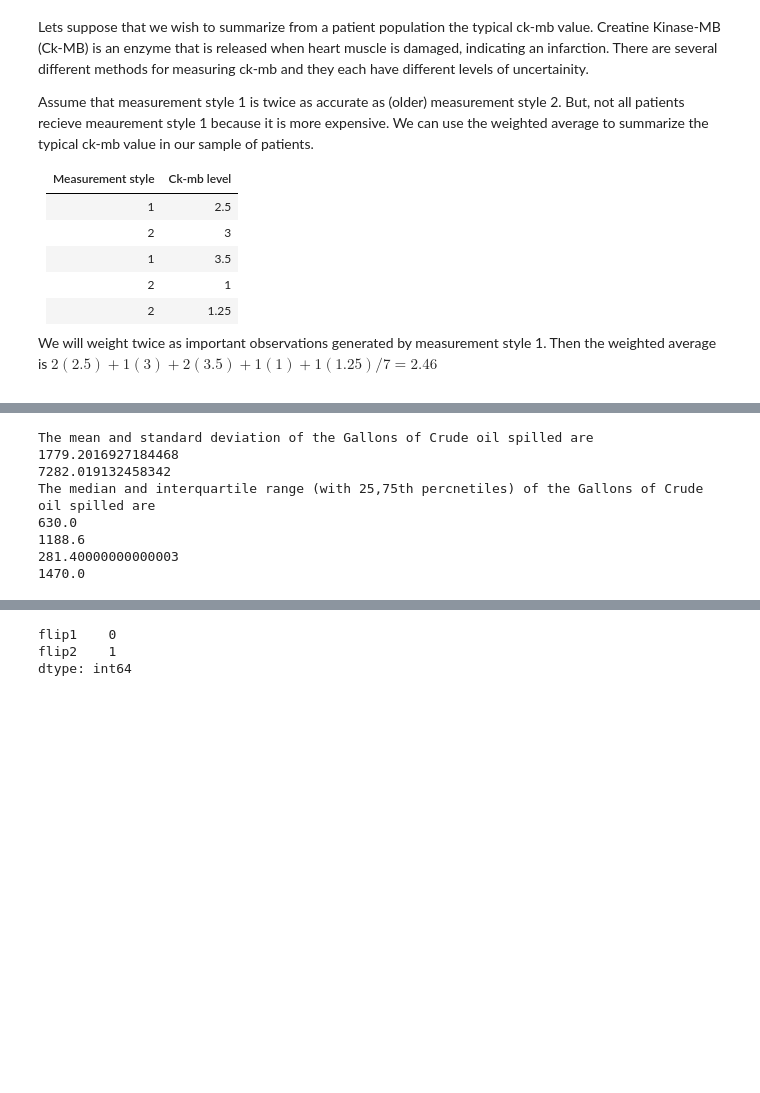
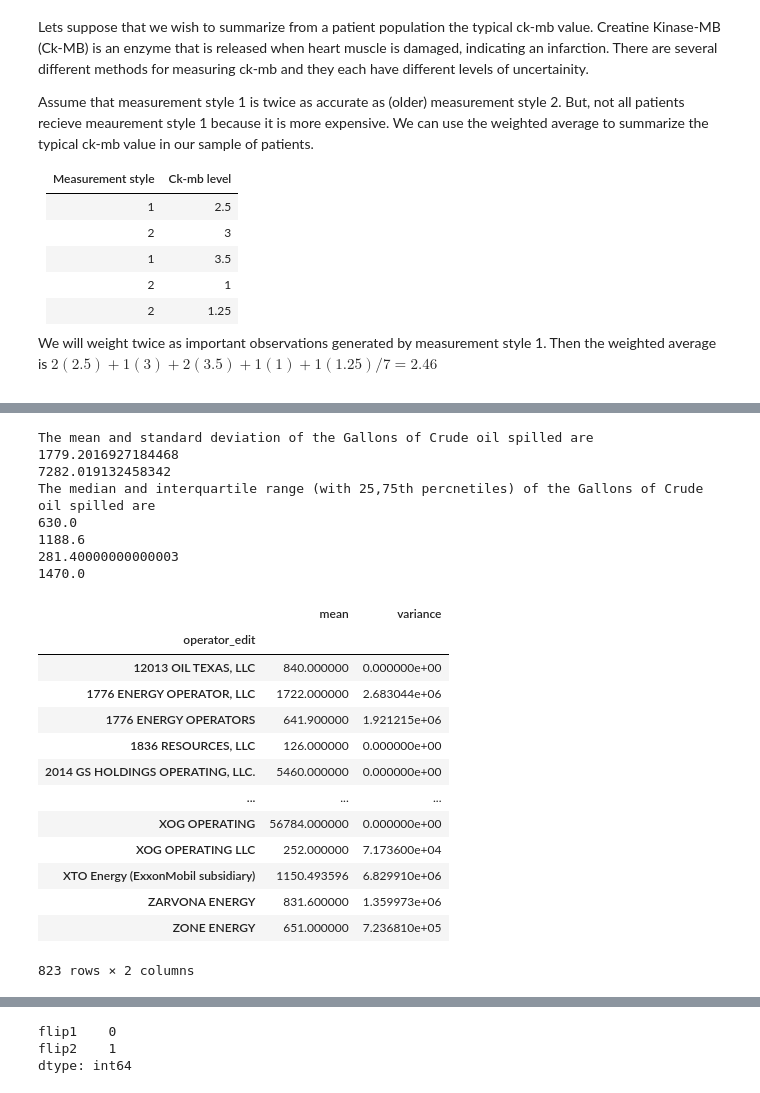
Before and after one commit to computationalUncertaintyLab/dexp_book, a Jupyter notebook: EDA_01.ipynb, the cells around one changed output, grey strips where cells are left out. Cells and saved outputs as stored; diff of their text form; code cells hidden in the pictures; blank space fills up the shorter version.

```diff
--- a/EDA_01.ipynb
+++ b/EDA_01.ipynb
@@ -544,34 +651,79 @@ amount_of_crude_oil = amount_of_crude_oil[amount_of_crude_oil>0]          #--Res
 
 #--Exploratory Data Analysis piece (This is the important part)
 import numpy as np
+
 #--central tendancy
 mean_crude_oil   = np.mean(amount_of_crude_oil)
 median_crude_oil = np.median(amount_of_crude_oil)
 
 #--dispersion
 variance_crude_oil = np.var(amount_of_crude_oil)
 std_dev_crude_oil  = np.std(amount_of_crude_oil)
 
 #--The interquartile range plus percentiles
 _25th_percentile_crude_oil = np.percentile(amount_of_crude_oil, 25)
 _75th_percentile_crude_oil = np.percentile(amount_of_crude_oil, 75)
 IQR = _75th_percentile_crude_oil - _25th_percentile_crude_oil
 
 print("The mean and standard deviation of the Gallons of Crude oil spilled are")
 print(mean_crude_oil)
 print(std_dev_crude_oil)
 
 print("The median and interquartile range (with 25,75th percnetiles) of the Gallons of Crude oil spilled are")
 print(median_crude_oil)
 print(IQR)
 print(_25th_percentile_crude_oil)
 print(_75th_percentile_crude_oil)
+
+#--more interesting, galls spilled per company.
+def gallons(subset):
+    amount_of_crude_oil = subset["release_crude_oil_edit"].astype(float)
+    amount_of_crude_oil = amount_of_crude_oil[~np.isnan(amount_of_crude_oil)] #--Restrict to oil spill recorded
+    amount_of_crude_oil = amount_of_crude_oil[amount_of_crude_oil>0]
+
+    if len(amount_of_crude_oil)>1:
+        #--central tendancy
+        mean_crude_oil   = np.mean(amount_of_crude_oil)
+        median_crude_oil = np.median(amount_of_crude_oil)
+
+        #--dispersion
+        variance_crude_oil = np.var(amount_of_crude_oil)
+        std_dev_crude_oil  = np.std(amount_of_crude_oil)
+
+        #--The interquartile range plus percentiles
+        _25th_percentile_crude_oil = np.percentile(amount_of_crude_oil, 25)
+        _75th_percentile_crude_oil = np.percentile(amount_of_crude_oil, 75)
+        IQR = _75th_percentile_crude_oil - _25th_percentile_crude_oil
+
+        return pd.Series({"mean":mean_crude_oil, "variance":variance_crude_oil})
+    elif len(amount_of_crude_oil) == 1:
+        return pd.Series({"mean":amount_of_crude_oil.values[0], "variance":0})
+    else:
+        return pd.Series({"mean":np.nan, "variance":np.nan})
+
+oil_stats = d.groupby(["operator_edit"]).apply(gallons)
+oil_stats = oil_stats.loc[~np.isnan(oil_stats["mean"]),:]
+oil_stats
 # %% [output]
 The mean and standard deviation of the Gallons of Crude oil spilled are
 1779.2016927184468
 7282.019132458342
 The median and interquartile range (with 25,75th percnetiles) of the Gallons of Crude oil spilled are
 630.0
 1188.6
 281.40000000000003
 1470.0
+|  | mean | variance |
+| operator_edit |  |  |
+| 12013 OIL TEXAS, LLC | 840.000000 | 0.000000e+00 |
+| 1776 ENERGY OPERATOR, LLC | 1722.000000 | 2.683044e+06 |
+| 1776 ENERGY OPERATORS | 641.900000 | 1.921215e+06 |
+| 1836 RESOURCES, LLC | 126.000000 | 0.000000e+00 |
+| 2014 GS HOLDINGS OPERATING, LLC. | 5460.000000 | 0.000000e+00 |
+| ... | ... | ... |
+| XOG OPERATING | 56784.000000 | 0.000000e+00 |
+| XOG OPERATING LLC | 252.000000 | 7.173600e+04 |
+| XTO Energy (ExxonMobil subsidiary) | 1150.493596 | 6.829910e+06 |
+| ZARVONA ENERGY | 831.600000 | 1.359973e+06 |
+| ZONE ENERGY | 651.000000 | 7.236810e+05 |
+823 rows × 2 columns
```
Also changed, not shown: parts of 6 cells of this notebook, 2 other files.
